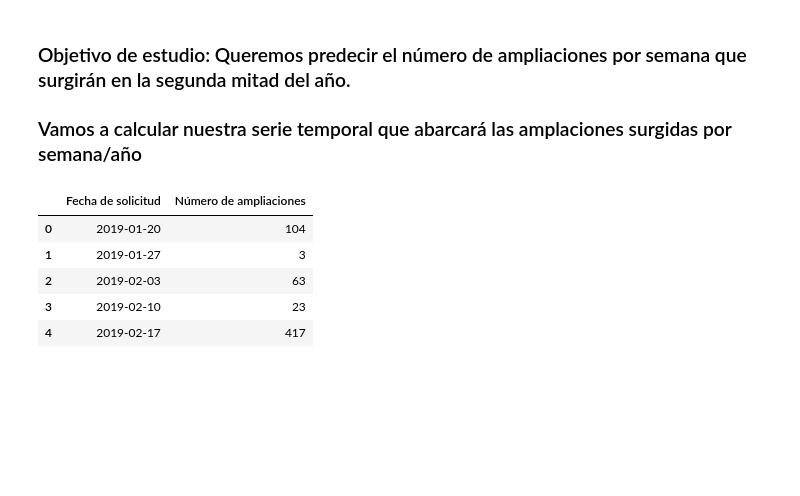
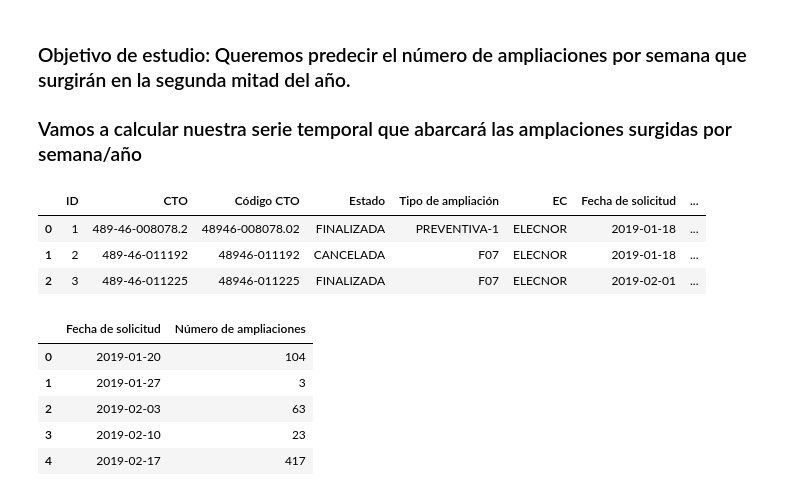
Before and after one commit to JhonFajardoRodas/TFM-GIT, a Jupyter notebook: Notebooks Python/exploringdata.ipynb, the cells around one changed output. Cells and saved outputs as stored; diff of their text form; code cells hidden in the pictures; blank space fills up the shorter version.

```diff
--- a/Notebooks Python/exploringdata.ipynb
+++ b/Notebooks Python/exploringdata.ipynb
@@ -88,14 +95,16 @@ Name: Fecha de ejecución, Length: 11505, dtype: datetime64[ns]
 # %%
 # Columnas con información de fechas relevantes para el análisis
 Columns_date = ['Fecha de solicitud','Fecha de documentación', 'Fecha de finalización']
-
+print(df_CTO_cleaned['Fecha de solicitud'])
 # Transformamos las variables fechas que están en tipo object al formato datatime
 for col in Columns_date:
     try:
-        df_CTO_cleaned[col] = pd.to_datetime(df_CTO_cleaned[col], errors='coerce', format='%Y-%m-%d')
+        #df_CTO_cleaned[col] = pd.to_datetime(df_CTO_cleaned[col], errors='coerce', format='%Y-%m-%d')
+        df_CTO_cleaned[col] = pd.to_datetime(df_CTO_cleaned[col], errors='coerce')
     except (ValueError, TypeError):
         pass
 
 # Verificamos la conversión
 df_CTO_cleaned.dtypes
+print(df_CTO_cleaned['Fecha de solicitud'])
 # %% [output]
@@ -169,6 +182,13 @@ Activo                      0      0.0
 # %% [markdown]
 ### Objetivo de estudio: Queremos predecir el número de ampliaciones por semana que surgirán en la segunda mitad del año.
 ### Vamos a calcular nuestra serie temporal que abarcará las amplaciones surgidas por semana/año
+# %%
+df_CTO_cleaned_interpolated.head(3)
+# %% [output]
+|  | ID | CTO | Código CTO | Estado | Tipo de ampliación | EC | Fecha de solicitud | ... |
+| 0 | 1 | 489-46-008078.2 | 48946-008078.02 | FINALIZADA | PREVENTIVA-1 | ELECNOR | 2019-01-18 | ... |
+| 1 | 2 | 489-46-011192 | 48946-011192 | CANCELADA | F07 | ELECNOR | 2019-01-18 | ... |
+| 2 | 3 | 489-46-011225 | 48946-011225 | FINALIZADA | F07 | ELECNOR | 2019-02-01 | ... |
 # %%
 # Creamos nuestra serie temporal semanal en un dataframe nuevo
 df_CTO_weekly = df_CTO_cleaned_interpolated.set_index('Fecha de solicitud').resample('W').size().reset_index(name='Número de ampliaciones')
```
Also changed, not shown: parts of 8 cells of this notebook, 14 other files.
